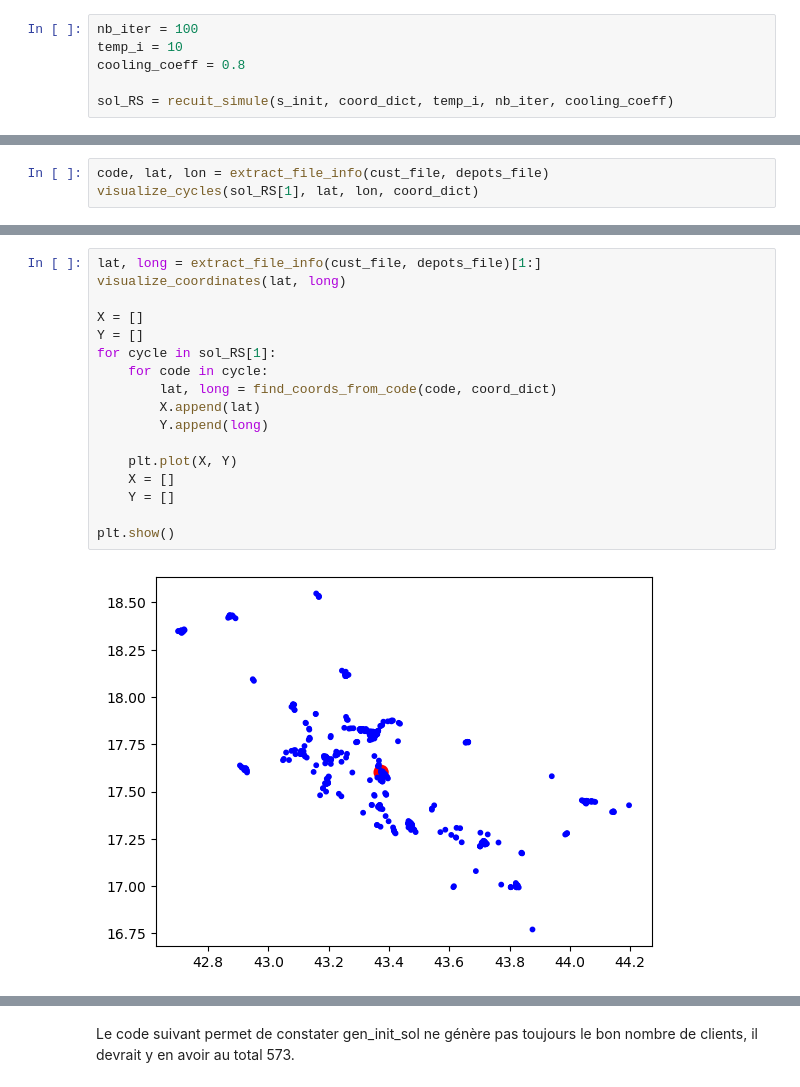
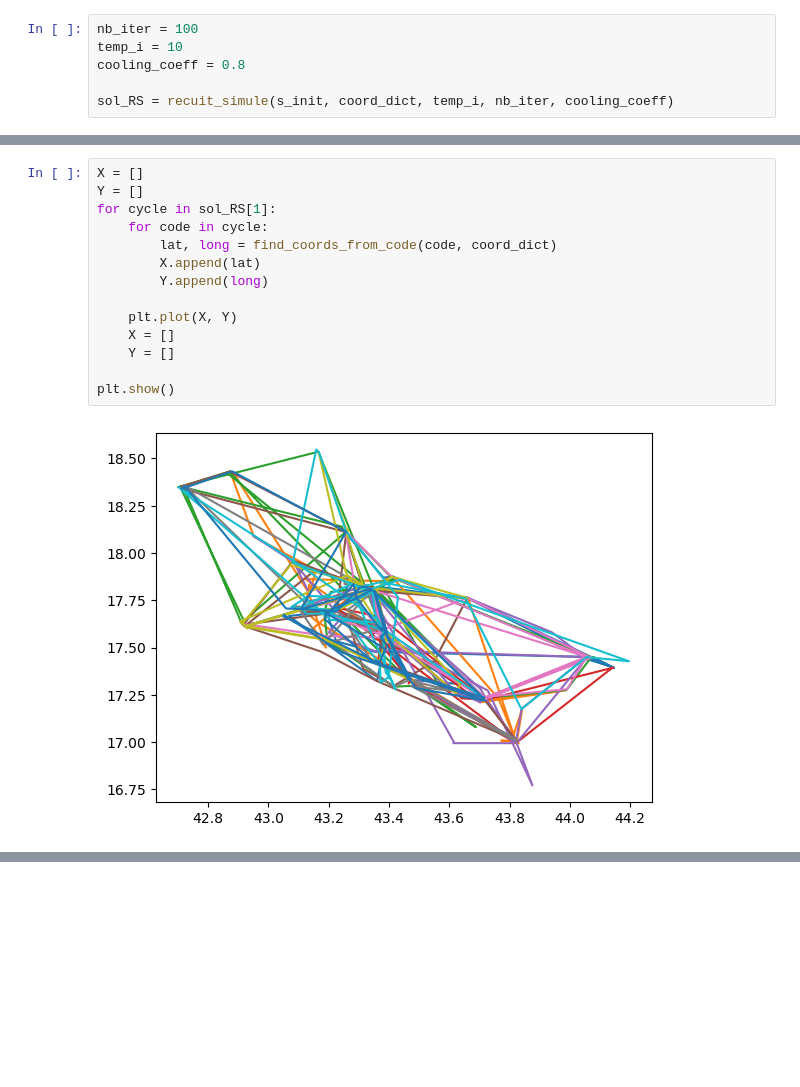
Before and after one commit to benoitlx/vehicle-routing-problem, a Jupyter notebook: Algo/fil_rouge.ipynb, the cells around one changed output, grey strips where cells are left out. Saved outputs shown, nothing was run; the diff lists cells and outputs as text; blank space fills up the shorter version.

```diff
--- a/Algo/fil_rouge.ipynb
+++ b/Algo/fil_rouge.ipynb
@@ -71,3 +48,0 @@ print(sol_RS[1])
-# %%
-code, lat, lon = extract_file_info(cust_file, depots_file)
-visualize_cycles(sol_RS[1], lat, lon, coord_dict)
@@ -77,19 +49,16 @@ ValueError: The truth value of an array with more than one element is ambiguous.
 # %%
-lat, long = extract_file_info(cust_file, depots_file)[1:]
-visualize_coordinates(lat, long)
-
 X = []
 Y = []
 for cycle in sol_RS[1]:
     for code in cycle:
         lat, long = find_coords_from_code(code, coord_dict)
         X.append(lat)
         Y.append(long)
 
     plt.plot(X, Y)
     X = []
     Y = []
 
 plt.show()
 # %% [output]
-[figure, old version]
+[figure, new version]
@@ -97,2 +64,0 @@ plt.show()
-# %% [markdown]
-Le code suivant permet de constater gen_init_sol ne génère pas toujours le bon nombre de clients, il devrait y en avoir au total 573. <br>
```
Also changed, not shown: parts of 7 cells of this notebook, 8 other files.
